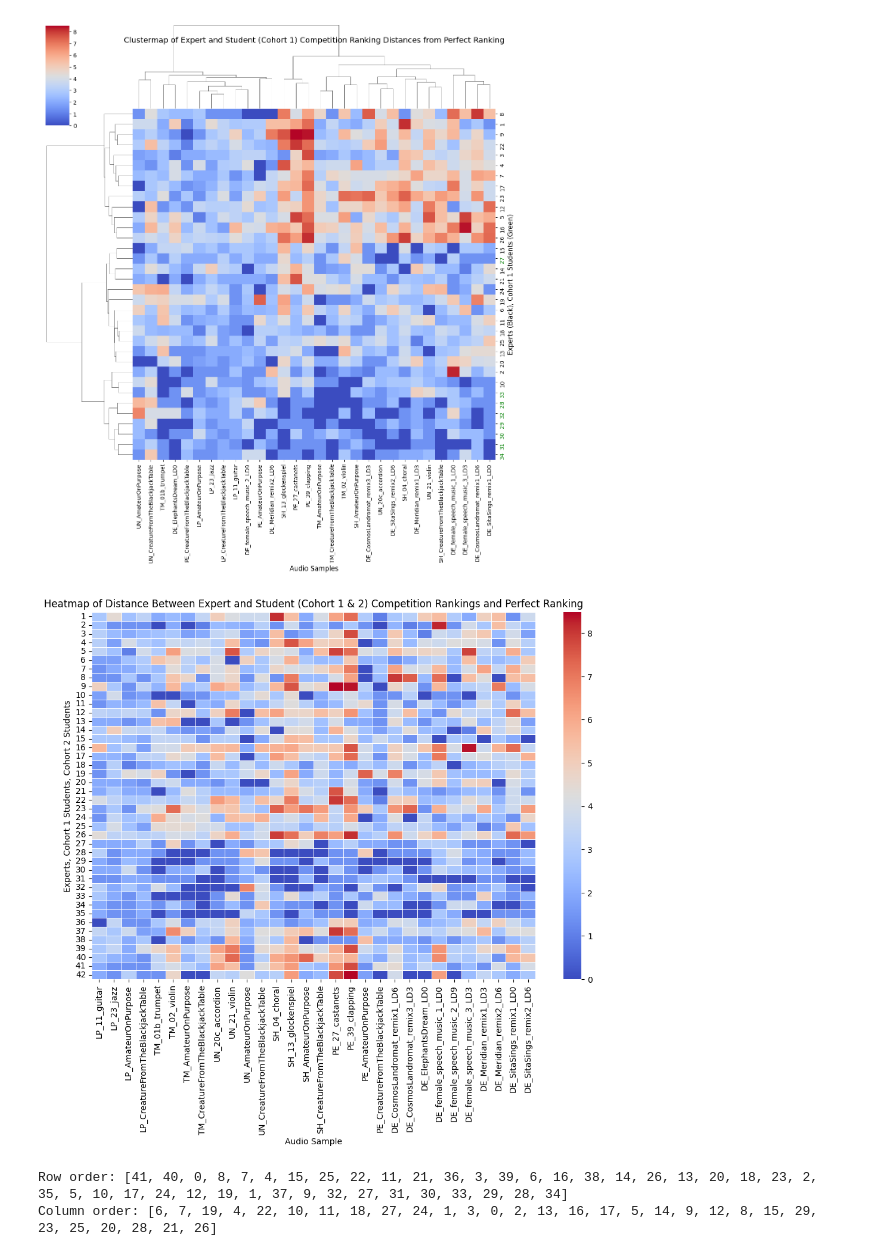
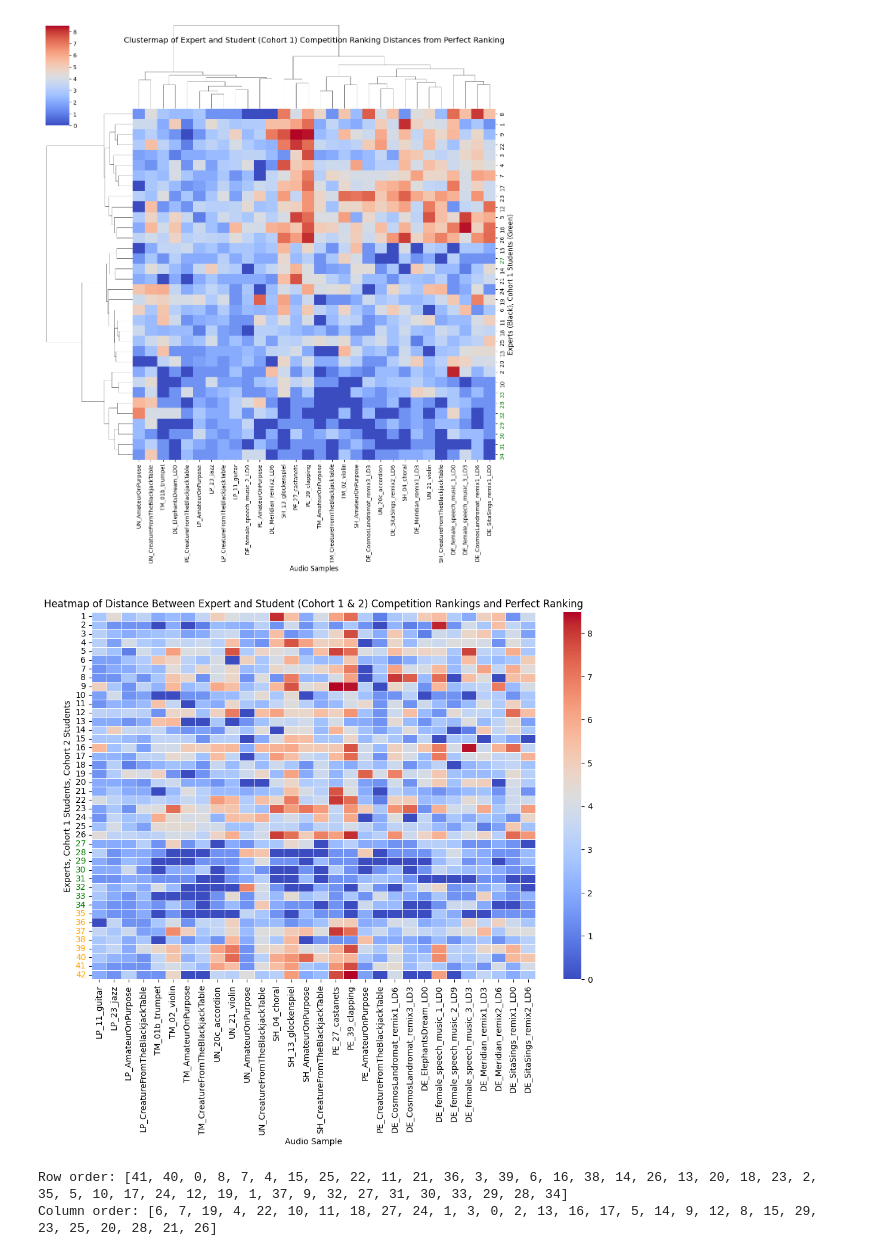
Before and after one commit to cjunwon/ODAQ-SDA, a Jupyter notebook: ODAQ_competition_ranking_experts_students.ipynb, the cells around one changed output. Drawn from its saved outputs; the diff is of its cells as text; code cells hidden in the pictures.

Commit message:
Update plotting

```diff
--- a/ODAQ_competition_ranking_experts_students.ipynb
+++ b/ODAQ_competition_ranking_experts_students.ipynb
@@ -297,12 +297,20 @@ distance_matrix_experts_df
 # %%
 # Create a heatmap
 plt.figure(figsize=(12, 8))
-sns.heatmap(distance_matrix_experts_df, cmap="coolwarm", annot=False, linewidths=0.5)
+ax = sns.heatmap(distance_matrix_experts_df, cmap="coolwarm", annot=False, linewidths=0.5)
 
 plt.xlabel("Audio Sample")
 plt.ylabel("Experts")
 plt.title("Heatmap of Distance Between Expert Competition Rankings and Perfect Ranking")
 
+for label in ax.get_yticklabels():
+    text = label.get_text()
+    if text.isdigit() and 27 <= int(text) <= 34:
+        label.set_color('green')
+    elif text.isdigit() and 35 <= int(text) <= 42:
+        label.set_color('orange')
+
+
 plt.show()
 # %% [output]
 [figure]
@@ -399,11 +407,19 @@ print(cluster_1_experts)
 # %%
 # Create a heatmap
 plt.figure(figsize=(12, 8))
-sns.heatmap(distance_matrix_experts_BSU1_df, cmap="coolwarm", annot=False, linewidths=0.5)
+ax = sns.heatmap(distance_matrix_experts_BSU1_df, cmap="coolwarm", annot=False, linewidths=0.5)
 
 plt.xlabel("Audio Sample")
 plt.ylabel("Experts, Cohort 1 Students")
 plt.title("Heatmap of Distance Between Expert and Student (Cohort 1) Competition Rankings and Perfect Ranking")
 
+for label in ax.get_yticklabels():
+    text = label.get_text()
+    if text.isdigit() and 27 <= int(text) <= 34:
+        label.set_color('green')
+    elif text.isdigit() and 35 <= int(text) <= 42:
+        label.set_color('orange')
+
+
 plt.show()
 # %% [output]
@@ -439,15 +455,22 @@ plt.show()
 # %%
 # Create a heatmap
 plt.figure(figsize=(12, 8))
-sns.heatmap(distance_matrix_experts_BSU1_BSU2_df, cmap="coolwarm", annot=False, linewidths=0.5)
+ax = sns.heatmap(distance_matrix_experts_BSU1_BSU2_df, cmap="coolwarm", annot=False, linewidths=0.5)
 
 plt.xlabel("Audio Sample")
 plt.ylabel("Experts, Cohort 1 Students, Cohort 2 Students")
 plt.title("Heatmap of Distance Between Expert and Student (Cohort 1 & 2) Competition Rankings and Perfect Ranking")
 
+for label in ax.get_yticklabels():
+    text = label.get_text()
+    if text.isdigit() and 27 <= int(text) <= 34:
+        label.set_color('green')
+    elif text.isdigit() and 35 <= int(text) <= 42:
+        label.set_color('orange')
+
 plt.show()
 # %% [output]
-[figure, old version]
+[figure, new version]
 # %%
 # Perform hierarchical clustering (using Ward's method)
 linkage_matrix_experts_BSU1_BSU2 = linkage(distance_matrix_experts_BSU1_BSU2_df, method='ward')
```
Also changed, not shown: parts of 42 cells of this notebook, 14 other files.
